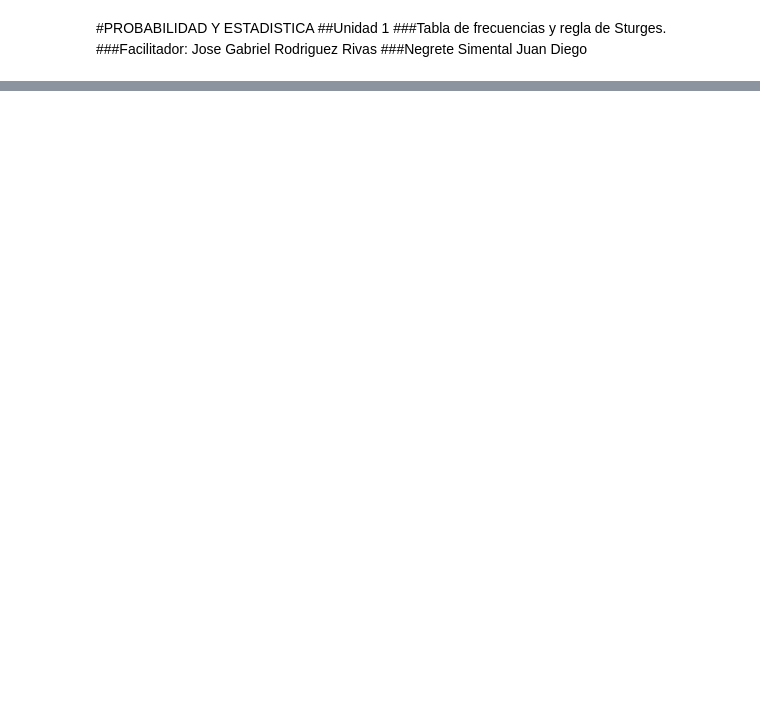
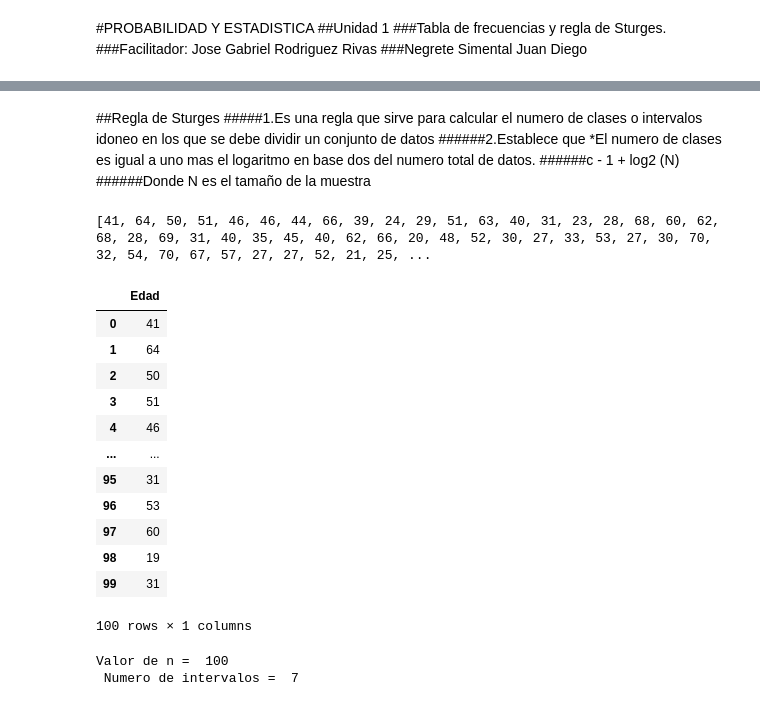
Before and after one commit to 25041066NegreteSimentalJuanDiego/Probabilidad-y-Estadistica, a Jupyter notebook: Unidad1/Practica3.ipynb, the cells around one changed output, grey strips where cells are left out. Cells and saved outputs as stored; diff of their text form; code cells hidden in the pictures; blank space fills up the shorter version.

```diff
--- a/Unidad1/Practica3.ipynb
+++ b/Unidad1/Practica3.ipynb
@@ -127,0 +128,6 @@ tabla_frecuencias
+# %% [markdown]
+##Regla de Sturges
+#####1.Es una regla que sirve para calcular el numero de clases o intervalos idoneo en los que se debe dividir un conjunto de datos
+######2.Establece que *El numero de clases es igual a uno mas el logaritmo en base dos del numero total de datos.
+######c - 1 + log2 (N)
+######Donde N es el tamaño de la muestra
@@ -127,0 +137,31 @@ tabla_frecuencias
+# %%
+#Volvemos a usar la lista edades.
+print(edades)
+# %% [output]
+[41, 64, 50, 51, 46, 46, 44, 66, 39, 24, 29, 51, 63, 40, 31, 23, 28, 68, 60, 62, 68, 28, 69, 31, 40, 35, 45, 40, 62, 66, 20, 48, 52, 30, 27, 33, 53, 27, 30, 70, 32, 54, 70, 67, 57, 27, 27, 52, 21, 25, ...
+# %%
+#Crea un data frame con las edades
+df = pd.DataFrame({'Edad': edades})
+df
+# %% [output]
+|  | Edad |
+| 0 | 41 |
+| 1 | 64 |
+| 2 | 50 |
+| 3 | 51 |
+| 4 | 46 |
+| ... | ... |
+| 95 | 31 |
+| 96 | 53 |
+| 97 | 60 |
+| 98 | 19 |
+| 99 | 31 |
+100 rows × 1 columns
+# %%
+#Calcular el numero de intervalos utilizando la regla de Sturges
+n=len(edades)
+K=int(1+math.log2(n))
+print("Valor de n = ", n ,"\n Numero de intervalos = ", K)
+# %% [output]
+Valor de n =  100
+ Numero de intervalos =  7
```
Also changed, not shown: parts of 13 cells of this notebook.
